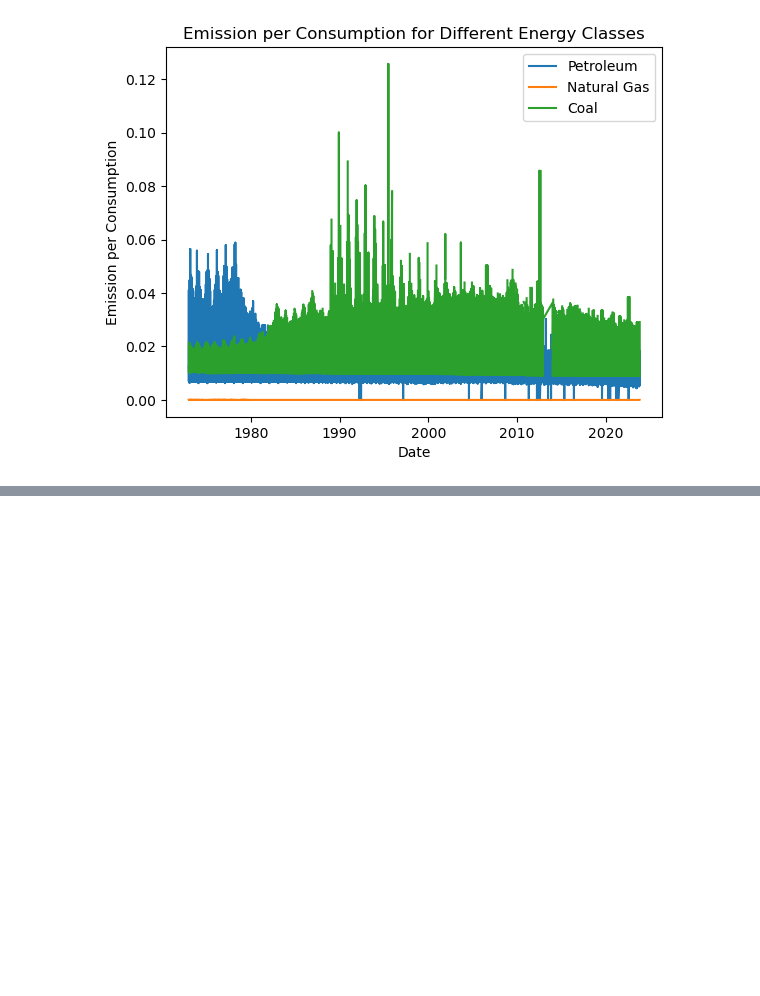
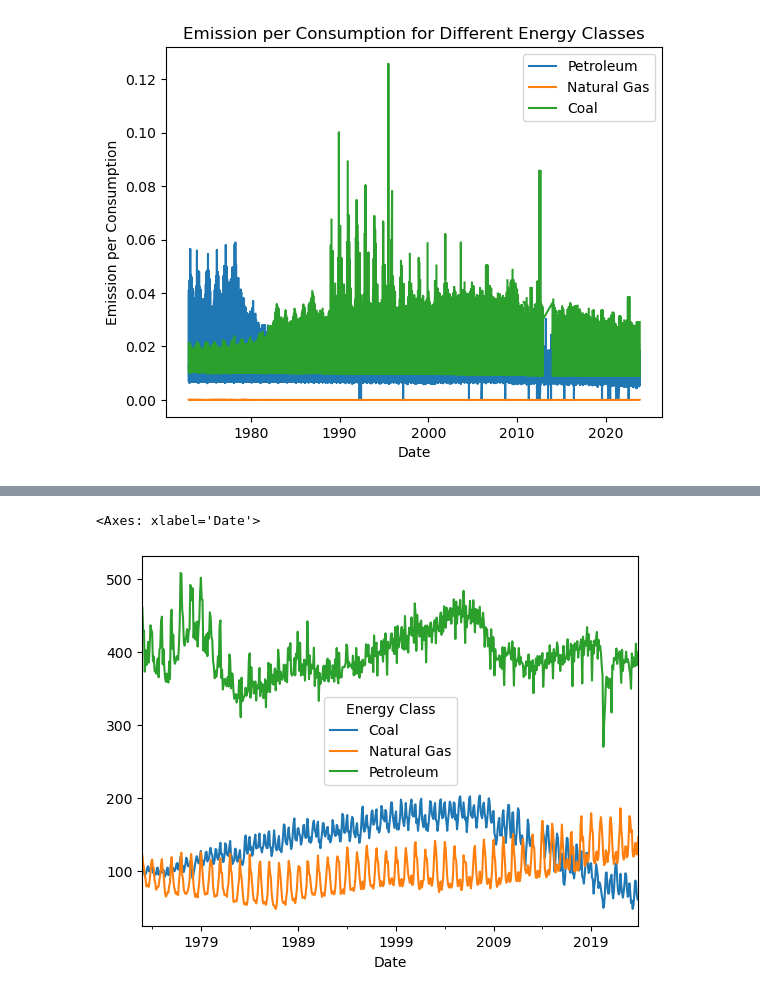
Before and after one commit to chtang-hmc/Spring-Invitation-Datathon-2024, a Jupyter notebook: Merge_Emissions_Consumption.ipynb, the cells around one changed output, grey strips where cells are left out. Saved outputs shown, nothing was run; the diff lists cells and outputs as text; code cells hidden in the pictures; blank space fills up the shorter version.

```diff
--- a/Merge_Emissions_Consumption.ipynb
+++ b/Merge_Emissions_Consumption.ipynb
@@ -93,0 +178,10 @@ plt.show()
+# %%
+# total emission by energy class
+total_emission = final_df.groupby(['Date', 'Energy Class']).sum()
+total_emission = total_emission[['Emission (Mton Co2)']]
+total_emission = total_emission.unstack()
+total_emission.columns = total_emission.columns.droplevel()
+total_emission.plot()
+# %% [output]
+<Axes: xlabel='Date'>
+[figure, added]
```
Also changed, not shown: parts of 6 cells of this notebook.
